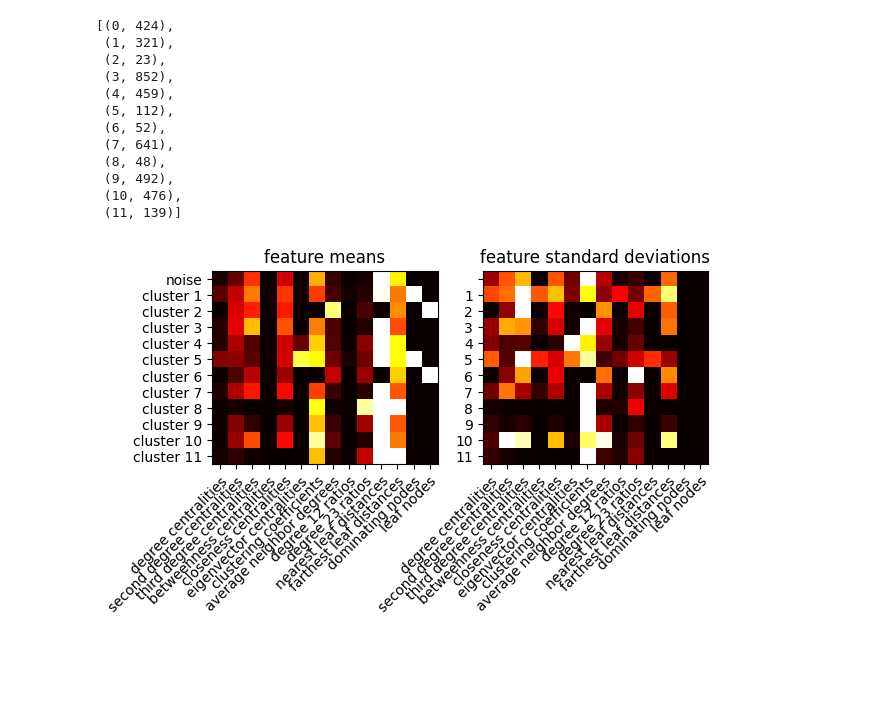
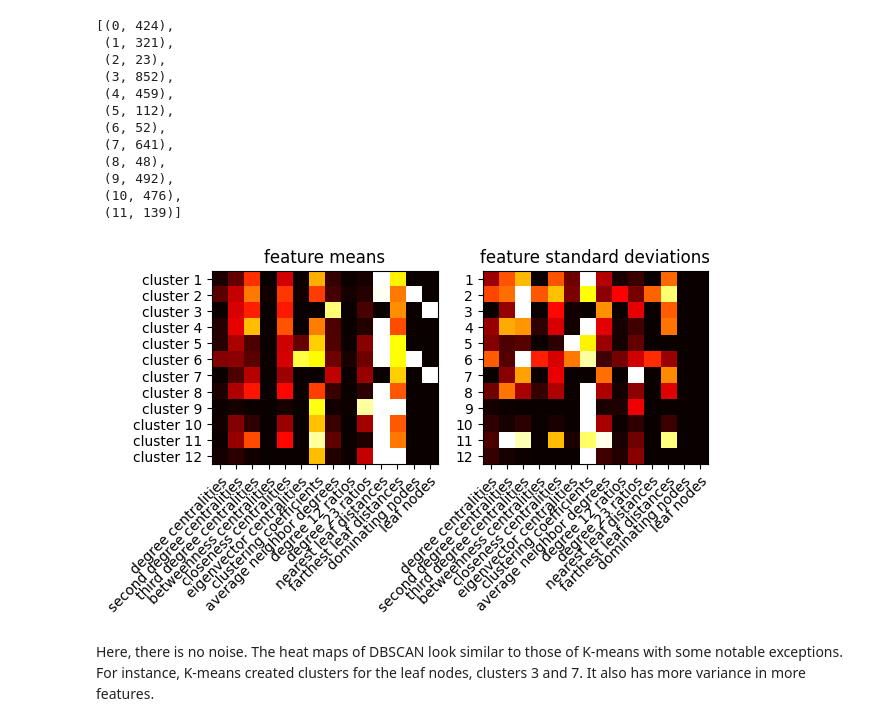
Before and after one commit to Tenchumaru/notebooks, a Jupyter notebook: Understanding Networks through Clustering.ipynb, the cells around one changed output. Drawn from its saved outputs; the diff is of its cells as text; code cells hidden in the pictures; blank space fills up the shorter version.

```diff
--- a/Understanding Networks through Clustering.ipynb
+++ b/Understanding Networks through Clustering.ipynb
@@ -134,21 +156,4 @@ all operations took 159.5 seconds
 # %%
-# TODO:  consider leaving values unscaled.
-def fn(node):
-    return (degree_centralities[node],
-            second_degree_centralities[node],
-            third_degree_centralities[node],
-            betweenness_centralities[node],
-            closeness_centralities[node],
-            eigenvector_centralities[node],
-            clustering_coefficients[node],
-            average_neighbor_degrees[node],
-            degree_12_ratios[node],
-            degree_23_ratios[node],
-            nearest_leaf_distances[node],
-            farthest_leaf_distances[node],
-            1.0 if node in dominating_nodes else 0.0,
-            1.0 if node in leaf_nodes else 0.0)
-
 t = (degree_centralities,
      second_degree_centralities,
      third_degree_centralities,
@@ -170,6 +175,6 @@ def fn(node):
         v = maximum - minimum
         return (d[node] - minimum) / v
     return tuple(fn(a, b, c) if type(a) is dict else 1.0 if node in a else 0.0 for a, b, c in zip(t, minima, maxima))
-X = tuple(map(fn, G))
-[min(t) for t in zip(*X)], [max(t) for t in zip(*X)]
+X = np.array(tuple(map(fn, G)))
+X.shape
 # %% [output]
@@ -193,4 +189,0 @@ cluster_selection_method='eom'
-# %%
-hdbscan = HDBSCAN()
-hdbscan.fit(X)
-len(set(hdbscan.labels_)), ilen(l for l in hdbscan.labels_ if l < 0)
@@ -203,5 +194,7 @@ def fn(n):
     return n, len(set(hdbscan.labels_)), len([l for l in hdbscan.labels_ if l < 0])
 g = (10 * n for n in range(2, 11))
 g = map(fn, g)
+print('min', 'clusters', 'noise')
+g = ('{:3} {:^8} {:^5}'.format(*t) for t in g)
 print(*g, sep='\n')
 # %% [output]
@@ -244,7 +238,7 @@ def scale(values):
         return (v - minimum) / m
     return list(map(fn, values))
 
-def plot_heatmap(labels):
+def plot_heatmap(labels, *, has_noise: bool):
     def fn(g, fn):
         g = (X[v] for _, v in g)
         g = map(fn, zip(*g))
@@ -269,16 +263,22 @@ def plot_heatmap(labels):
          'leaf nodes')
     plot1.set_title('feature means')
     plot1.set_xticks(range(len(xlabels)), labels=xlabels, rotation=45, ha="right", rotation_mode="anchor")
-    plot1.set_yticks(range(len(Ymeans)), labels=tuple(f'cluster {i}' if i else 'noise' for i in range(len(Ymeans))))
+    if has_noise:
+        plot1.set_yticks(range(len(Ymeans)), labels=tuple(f'cluster {i}' if i else 'noise' for i in range(len(Ymeans))))
+    else:
+        plot1.set_yticks(range(len(Ymeans)), labels=tuple(f'cluster {i + 1}' for i in range(len(Ymeans))))
     mp.imshow(Ymeans, cmap='hot', interpolation='nearest')
     plot2 = mp.subplot(122)
     plot2.set_title('feature standard deviations')
     plot2.set_xticks(range(len(xlabels)), labels=xlabels, rotation=45, ha="right", rotation_mode="anchor")
-    plot2.set_yticks(range(len(Ystds)), labels=tuple(str(i) if i else '' for i in range(len(Ymeans))))
+    if has_noise:
+        plot2.set_yticks(range(len(Ystds)), labels=tuple(str(i) if i else '' for i in range(len(Ystds))))
+    else:
+        plot2.set_yticks(range(len(Ystds)), labels=tuple(str(i + 1) for i in range(len(Ystds))))
     mp.imshow(Ystds, cmap='hot', interpolation='nearest')
     mp.show()
 
-plot_heatmap(hdbscan.labels_)
+plot_heatmap(hdbscan.labels_, has_noise=True)
 # %% [output]
 [figure]
 # %% [markdown]
@@ -326,9 +326,11 @@ sorted(Counter(kmeans.labels_).items())
  (10, 476),
  (11, 139)]
 # %%
-plot_heatmap(kmeans.labels_)
+plot_heatmap(kmeans.labels_, has_noise=False)
 # %% [output]
-[figure, old version]
+[figure, new version]
+# %% [markdown]
+Here, there is no noise.  The heat maps of DBSCAN look similar to those of K-means with some notable exceptions.  For instance, K-means created clusters for the leaf nodes, clusters 3 and 7.  It also has more variance in more features.
 # %%
 begin_at = datetime.now()
 colors = make_colors()
```
Also changed, not shown: parts of 21 cells of this notebook.
